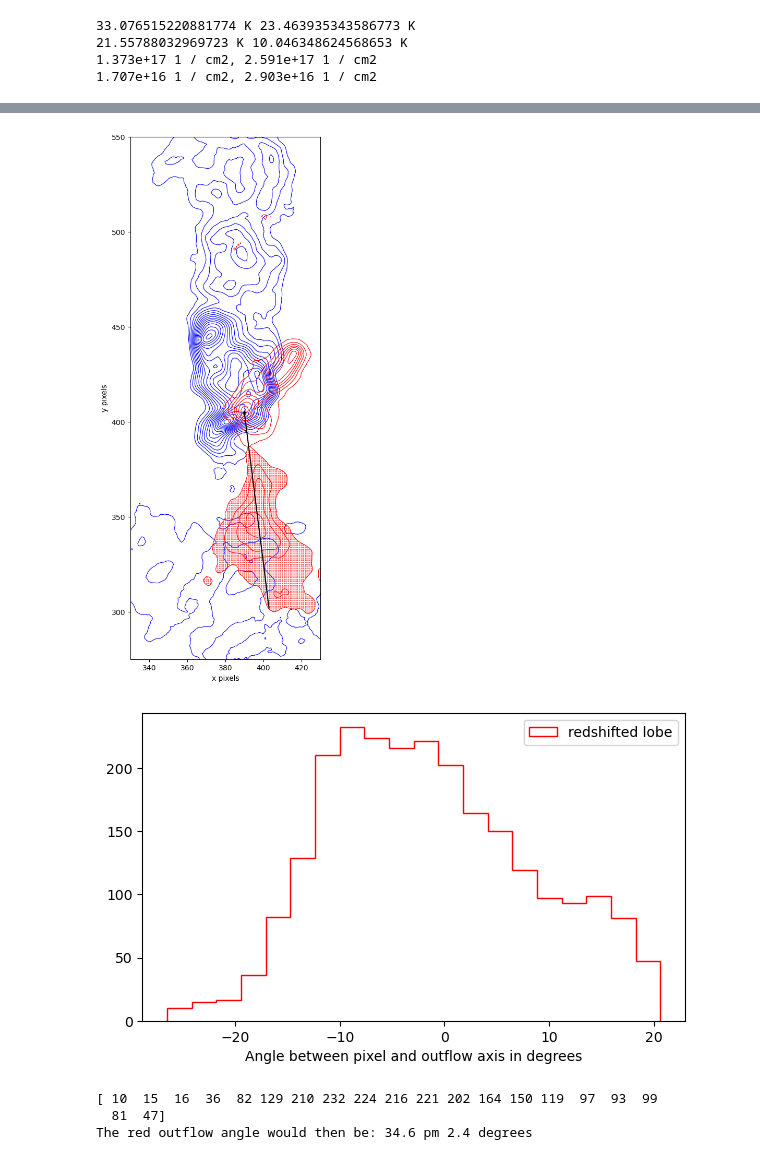
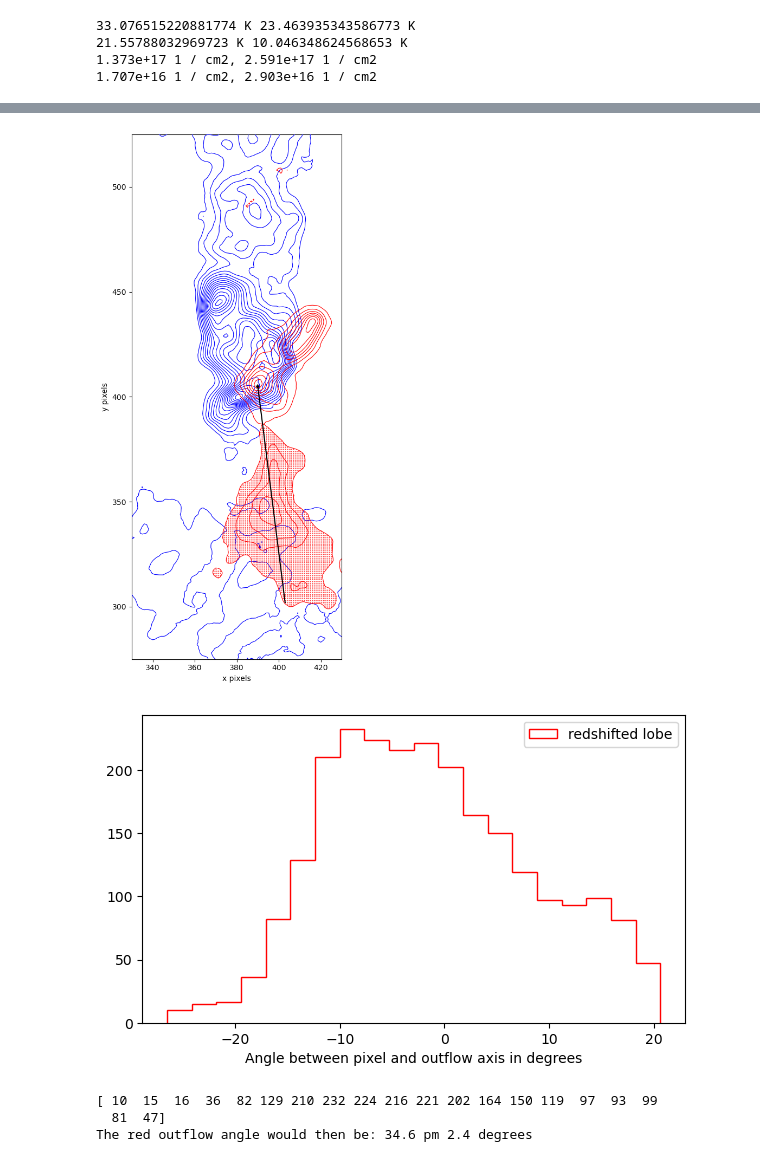
Before and after one commit to femkeballieux/master_project_2, a Jupyter notebook: code/LTERadtrans_RotDiagram_G351.77.ipynb, the cells around one changed output, grey strips where cells are left out. Cells and saved outputs as stored; diff of their text form; code cells hidden in the pictures.

```diff
--- a/code/LTERadtrans_RotDiagram_G351.77.ipynb
+++ b/code/LTERadtrans_RotDiagram_G351.77.ipynb
@@ -769,35 +769,35 @@ contourlevels_red=np.array([3,8,13,18,23,28,33,38,43,48,53,58,63,68,73,78,83,88,
 contours_red=ax.contour(B6_red.value, levels=contourlevels_red, colors='red', linewidths=0.8, zorder=15) #Only place we use unclipped M0 maps
 
 contourlevels_blue=np.array([3,23,43,63,83,103,123,143,163,183,203,223,243,263,283,303])*B6_blue_rms
 ax.contour(B6_blue.value, levels=contourlevels_blue, colors='blue', linewidths=0.8, zorder=10)
 
 # Set the limits for zooming
 ax.set_xlim(330,430)
-ax.set_ylim(275,550)
+ax.set_ylim(275,525)
 
 
 plt.xlabel('x pixels')
 plt.ylabel('y pixels')
 ax.set_aspect('equal')
 plt.savefig(fname=path+'plots/contour+pixels_'+source_name+'.png', dpi=500, bbox_inches='tight')
 plt.show()
 
 #For each pixel, determine the vector between that pixel and the protostar
 vector_pixel_x_redA = outflow_red_x_maskedA - point1_redA[0]
 vector_pixel_y_redA = outflow_red_y_maskedA - point1_redA[1]
 vectors_pixel_red = np.array([vector_pixel_x_redA, vector_pixel_y_redA])
 angles_radians_redA, angles_degrees_redA, signed_angles_radians_redA, signed_angles_degrees_redA = calculate_angles(vector_axis_redA, vector_pixel_x_redA, vector_pixel_y_redA)
 signed_angles_degrees_redA[signed_angles_degrees_redA>90] = 180 - signed_angles_degrees_redA[signed_angles_degrees_redA>90]
 signed_angles_degrees_redA[signed_angles_degrees_redA<-90] = -180 - signed_angles_degrees_redA[signed_angles_degrees_redA<-90]
 
 plt.figure(figsize=(7,4))
 plt.hist(signed_angles_degrees_redA, bins=20, histtype='step', color='red', label='redshifted lobe')
 plt.xlabel('Angle between pixel and outflow axis in degrees')
 
 plt.legend()
 plt.show()
 # %% [output]
-[figure, old version]
+[figure, new version]
 [figure]
 # %%
 """
```
Also changed, not shown: parts of 4 cells of this notebook, 1 other file.
